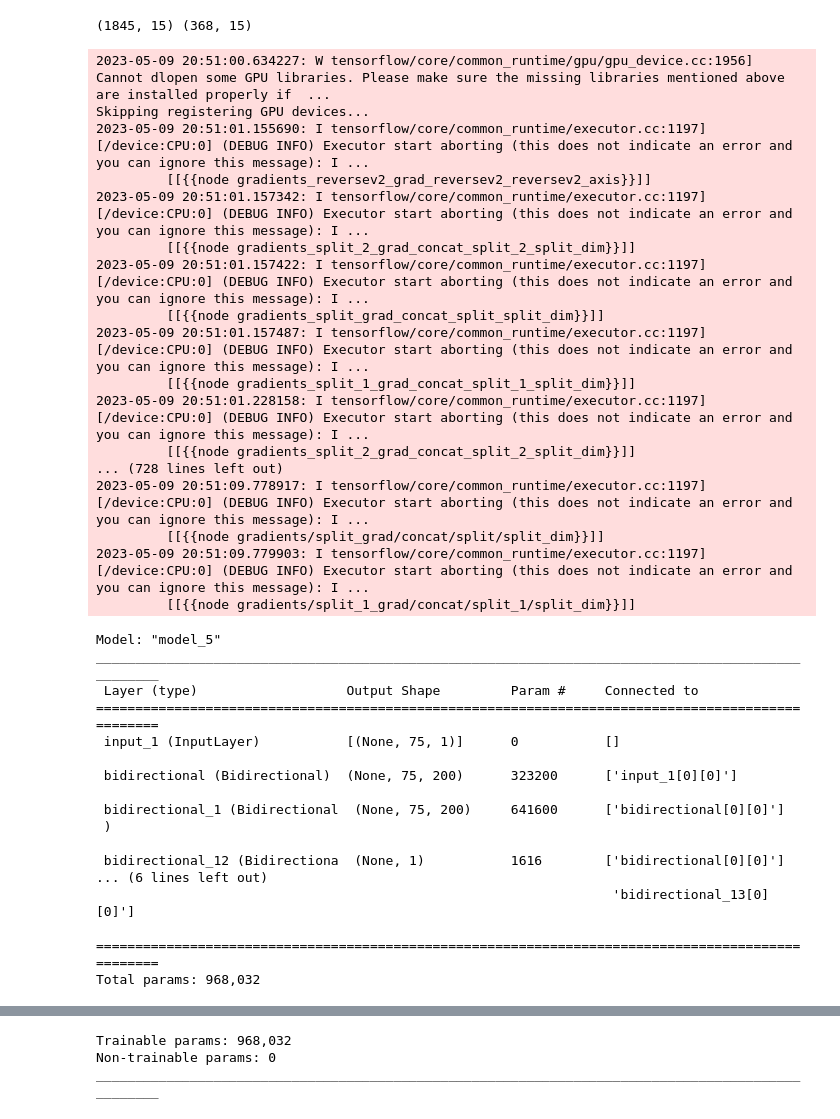
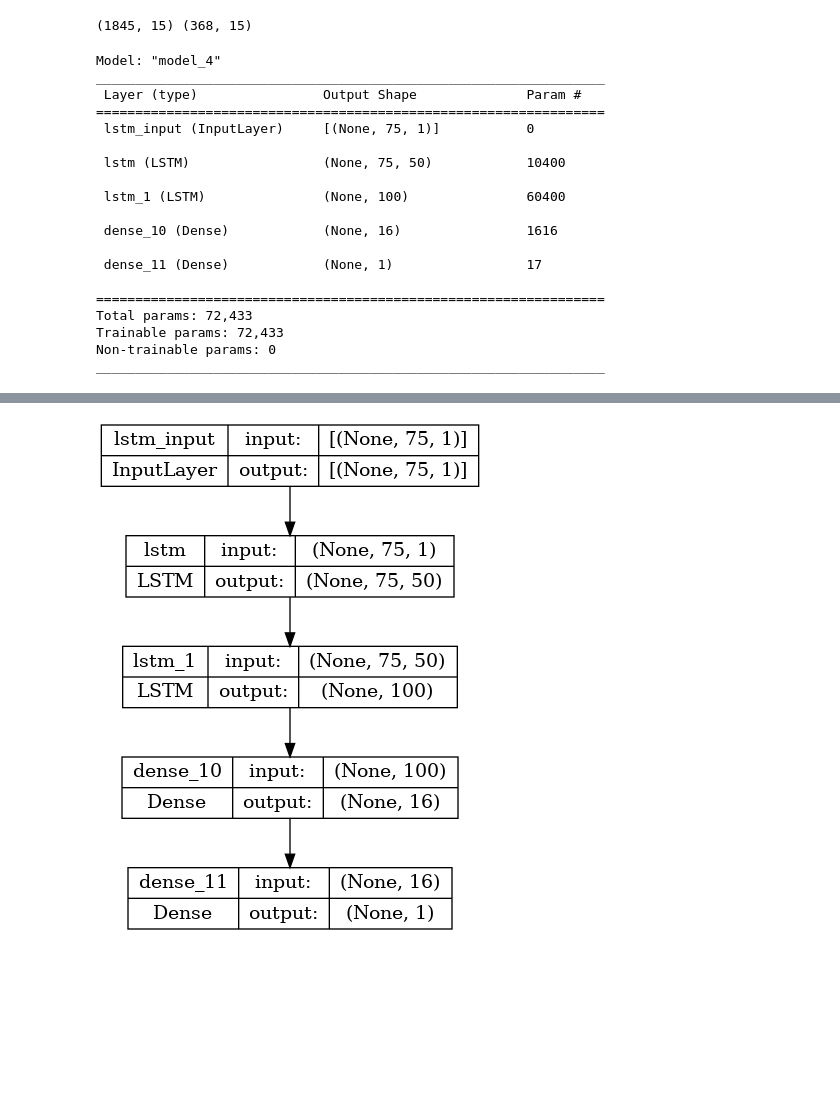
Before and after one commit to dyce135/Algorithmic_Tennis_Betting, a Jupyter notebook: model_benchmark.ipynb, the cells around one changed output, grey strips where cells are left out. Saved outputs shown, nothing was run; the diff lists cells and outputs as text; code cells hidden in the pictures; blank space fills up the shorter version.

```diff
--- a/model_benchmark.ipynb
+++ b/model_benchmark.ipynb
@@ -58,38 +61,24 @@ print(test.shape, train.shape)
 # %%
 model = load_model("transfer_lstm_model")
 model.summary()
+tf.keras.utils.plot_model(model, to_file='model_plot.png', show_shapes=True)
 # %% [output]
-2023-05-09 20:51:00.634227: W tensorflow/core/common_runtime/gpu/gpu_device.cc:1956] Cannot dlopen some GPU libraries. Please make sure the missing libraries mentioned above are installed properly if  ...
-Skipping registering GPU devices...
-2023-05-09 20:51:01.155690: I tensorflow/core/common_runtime/executor.cc:1197] [/device:CPU:0] (DEBUG INFO) Executor start aborting (this does not indicate an error and you can ignore this message): I ...
-         [[{{node gradients_reversev2_grad_reversev2_reversev2_axis}}]]
-2023-05-09 20:51:01.157342: I tensorflow/core/common_runtime/executor.cc:1197] [/device:CPU:0] (DEBUG INFO) Executor start aborting (this does not indicate an error and you can ignore this message): I ...
-         [[{{node gradients_split_2_grad_concat_split_2_split_dim}}]]
-2023-05-09 20:51:01.157422: I tensorflow/core/common_runtime/executor.cc:1197] [/device:CPU:0] (DEBUG INFO) Executor start aborting (this does not indicate an error and you can ignore this message): I ...
-         [[{{node gradients_split_grad_concat_split_split_dim}}]]
-2023-05-09 20:51:01.157487: I tensorflow/core/common_runtime/executor.cc:1197] [/device:CPU:0] (DEBUG INFO) Executor start aborting (this does not indicate an error and you can ignore this message): I ...
-         [[{{node gradients_split_1_grad_concat_split_1_split_dim}}]]
-2023-05-09 20:51:01.228158: I tensorflow/core/common_runtime/executor.cc:1197] [/device:CPU:0] (DEBUG INFO) Executor start aborting (this does not indicate an error and you can ignore this message): I ...
-         [[{{node gradients_split_2_grad_concat_split_2_split_dim}}]]
-... (728 lines left out)
-2023-05-09 20:51:09.778917: I tensorflow/core/common_runtime/executor.cc:1197] [/device:CPU:0] (DEBUG INFO) Executor start aborting (this does not indicate an error and you can ignore this message): I ...
-         [[{{node gradients/split_grad/concat/split/split_dim}}]]
-2023-05-09 20:51:09.779903: I tensorflow/core/common_runtime/executor.cc:1197] [/device:CPU:0] (DEBUG INFO) Executor start aborting (this does not indicate an error and you can ignore this message): I ...
-         [[{{node gradients/split_1_grad/concat/split_1/split_dim}}]]
+Model: "model_4"
+_________________________________________________________________
+ Layer (type)                Output Shape              Param #
+=================================================================
+ lstm_input (InputLayer)     [(None, 75, 1)]           0
+
+ lstm (LSTM)                 (None, 75, 50)            10400
+
+ lstm_1 (LSTM)               (None, 100)               60400
+
+ dense_10 (Dense)            (None, 16)                1616
+
+ dense_11 (Dense)            (None, 1)                 17
+
+=================================================================
+Total params: 72,433
+Trainable params: 72,433
+Non-trainable params: 0
+_________________________________________________________________
-Model: "model_5"
-__________________________________________________________________________________________________
- Layer (type)                   Output Shape         Param #     Connected to
-==================================================================================================
- input_1 (InputLayer)           [(None, 75, 1)]      0           []
-
- bidirectional (Bidirectional)  (None, 75, 200)      323200      ['input_1[0][0]']
-
- bidirectional_1 (Bidirectional  (None, 75, 200)     641600      ['bidirectional[0][0]']
- )
-
- bidirectional_12 (Bidirectiona  (None, 1)           1616        ['bidirectional[0][0]']
-... (6 lines left out)
-                                                                  'bidirectional_13[0][0]']
-
-==================================================================================================
-Total params: 968,032
@@ -110,4 +85,2 @@ Total params: 968,032
-Trainable params: 968,032
-Non-trainable params: 0
-__________________________________________________________________________________________________
+[figure, added]
 # %%
```
Also changed, not shown: parts of 10 cells of this notebook, 8 other files.
